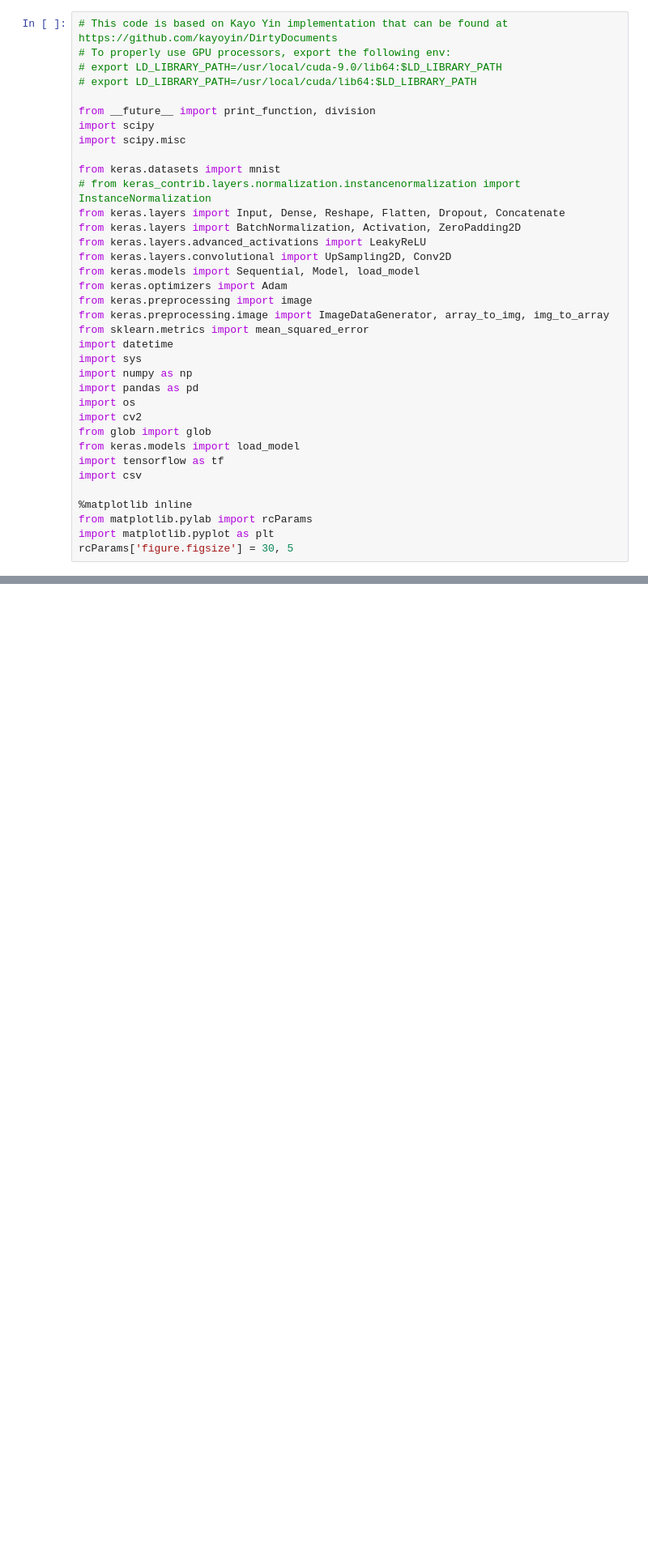
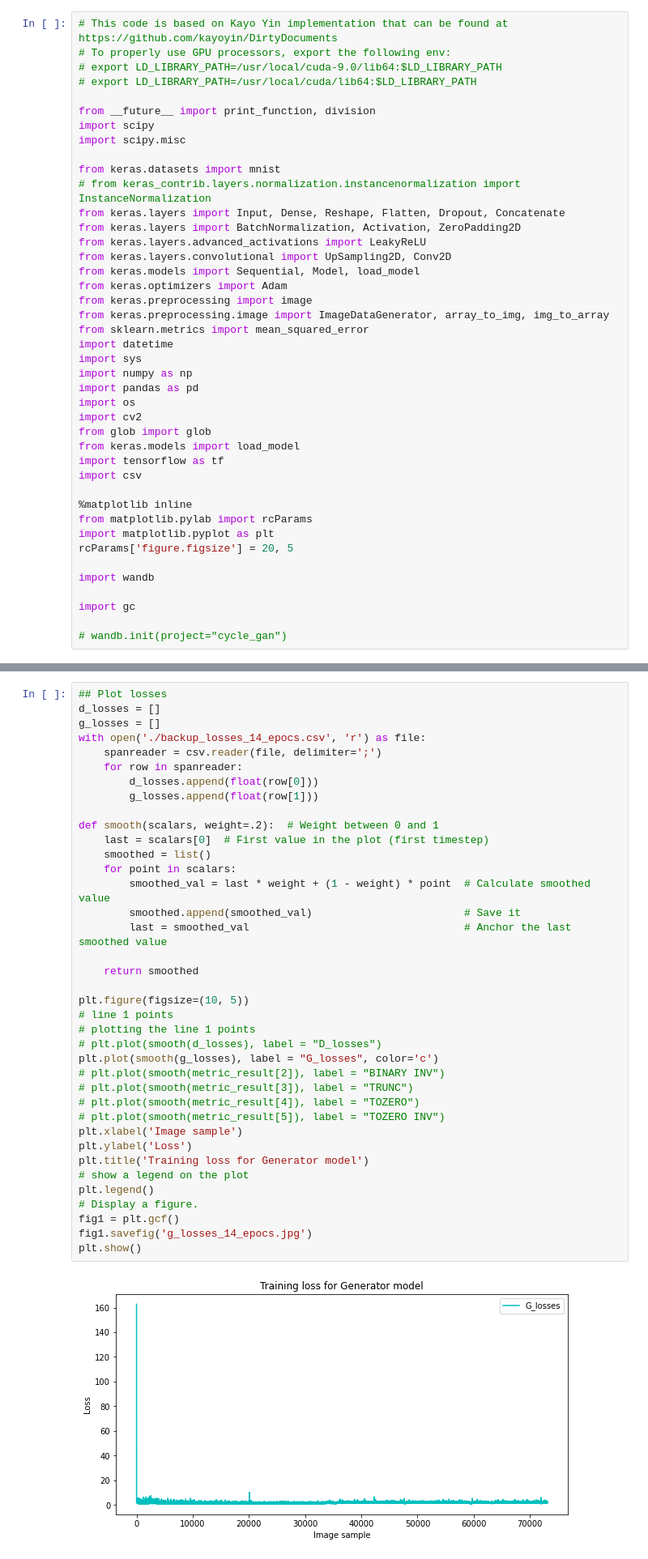
Before and after one commit to vitorbertulucci/tcc, a Jupyter notebook: cycle_gan/cycle_gan.ipynb, the cells around one changed output, grey strips where cells are left out. Shown at 81% size. Saved outputs shown, nothing was run; the diff lists cells and outputs as text; blank space fills up the shorter version.

```diff
--- a/cycle_gan/cycle_gan.ipynb
+++ b/cycle_gan/cycle_gan.ipynb
@@ -33,7 +33,13 @@ import csv
 %matplotlib inline
 from matplotlib.pylab import rcParams
 import matplotlib.pyplot as plt
-rcParams['figure.figsize'] = 30, 5
+rcParams['figure.figsize'] = 20, 5
+
+import wandb
+
+import gc
+
+# wandb.init(project="cycle_gan")
 # %%
 gpus = tf.config.experimental.list_physical_devices('GPU')
 if gpus:
@@ -627,2 +707,42 @@ history = gan.train(epochs=1,batch_size=1,sample_interval=50)
+# %%
+## Plot losses
+d_losses = []
+g_losses = []
+with open('./backup_losses_14_epocs.csv', 'r') as file:
+    spanreader = csv.reader(file, delimiter=';')
+    for row in spanreader:
+        d_losses.append(float(row[0]))
+        g_losses.append(float(row[1]))
+
+def smooth(scalars, weight=.2):  # Weight between 0 and 1
+    last = scalars[0]  # First value in the plot (first timestep)
+    smoothed = list()
+    for point in scalars:
+        smoothed_val = last * weight + (1 - weight) * point  # Calculate smoothed value
+        smoothed.append(smoothed_val)                        # Save it
+        last = smoothed_val                                  # Anchor the last smoothed value
+
+    return smoothed
+
+plt.figure(figsize=(10, 5))
+# line 1 points
+# plotting the line 1 points
+# plt.plot(smooth(d_losses), label = "D_losses")
+plt.plot(smooth(g_losses), label = "G_losses", color='c')
+# plt.plot(smooth(metric_result[2]), label = "BINARY INV")
+# plt.plot(smooth(metric_result[3]), label = "TRUNC")
+# plt.plot(smooth(metric_result[4]), label = "TOZERO")
+# plt.plot(smooth(metric_result[5]), label = "TOZERO INV")
+plt.xlabel('Image sample')
+plt.ylabel('Loss')
+plt.title('Training loss for Generator model')
+# show a legend on the plot
+plt.legend()
+# Display a figure.
+fig1 = plt.gcf()
+fig1.savefig('g_losses_14_epocs.jpg')
+plt.show()
+# %% [output]
+[figure, added]
 # %%
 TRAIN_IMAGES = glob('./trainA/*.jpg')
```
Also changed, not shown: parts of 20 cells of this notebook, 14 other files.
